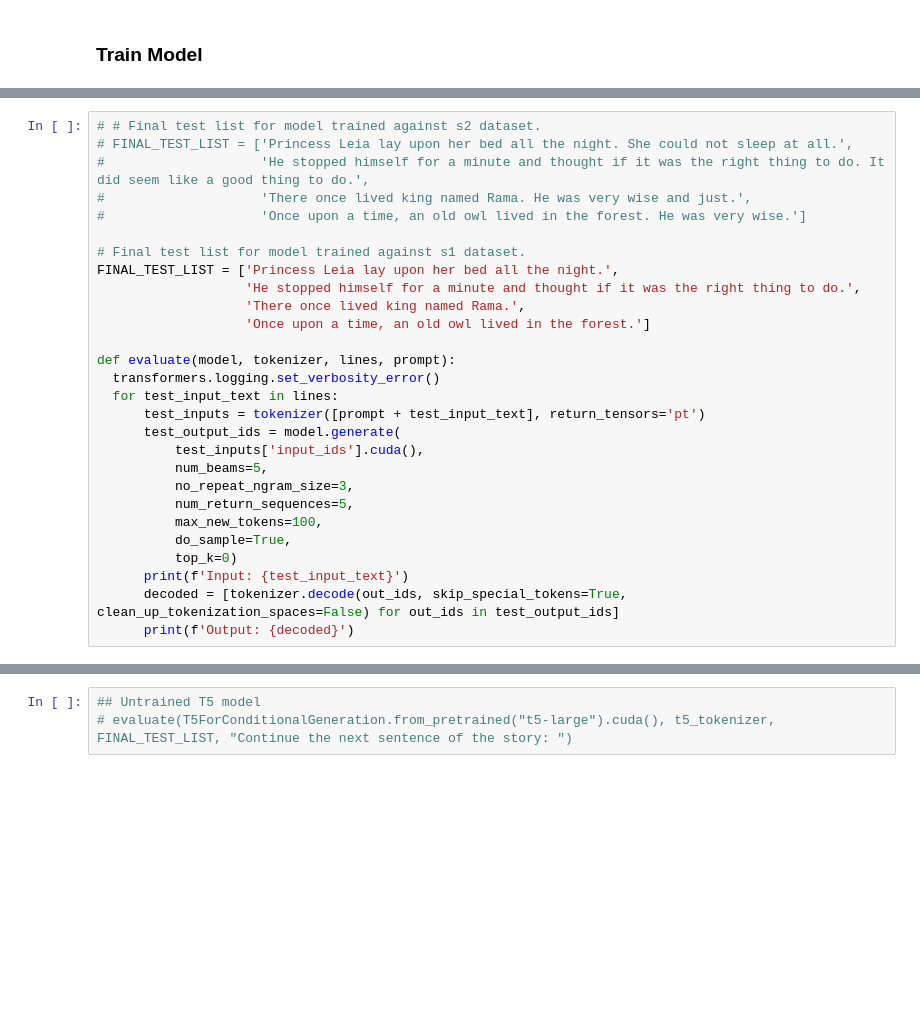
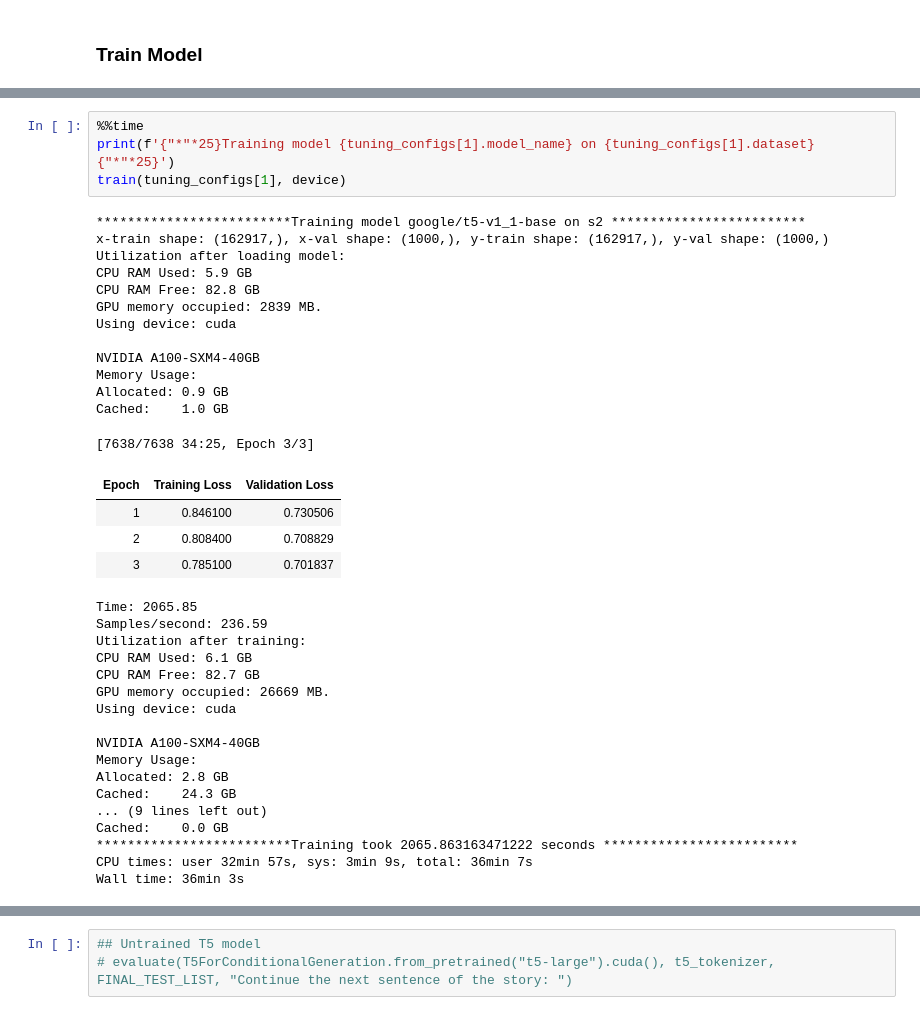
Before and after one commit to ram-senth/datasci-w266-2023-spring-team-story-bot, a Jupyter notebook: T5_Finetuning.ipynb, the cells around one changed output, grey strips where cells are left out. Cells and saved outputs as stored; diff of their text form; blank space fills up the shorter version.

```diff
--- a/T5_Finetuning.ipynb
+++ b/T5_Finetuning.ipynb
@@ -279,28 +350,39 @@ for config in tuning_configs:
-# %%
-# # Final test list for model trained against s2 dataset.
-# FINAL_TEST_LIST = ['Princess Leia lay upon her bed all the night. She could not sleep at all.',
-#                    'He stopped himself for a minute and thought if it was the right thing to do. It did seem like a good thing to do.',
-#                    'There once lived king named Rama. He was very wise and just.',
-#                    'Once upon a time, an old owl lived in the forest. He was very wise.']
-
-# Final test list for model trained against s1 dataset.
-FINAL_TEST_LIST = ['Princess Leia lay upon her bed all the night.',
-                   'He stopped himself for a minute and thought if it was the right thing to do.',
-                   'There once lived king named Rama.',
-                   'Once upon a time, an old owl lived in the forest.']
-
-def evaluate(model, tokenizer, lines, prompt):
-  transformers.logging.set_verbosity_error()
-  for test_input_text in lines:
-      test_inputs = tokenizer([prompt + test_input_text], return_tensors='pt')
-      test_output_ids = model.generate(
-          test_inputs['input_ids'].cuda(),
-          num_beams=5,
-          no_repeat_ngram_size=3,
-          num_return_sequences=5,
-          max_new_tokens=100,
-          do_sample=True,
-          top_k=0)
-      print(f'Input: {test_input_text}')
-      decoded = [tokenizer.decode(out_ids, skip_special_tokens=True, clean_up_tokenization_spaces=False) for out_ids in test_output_ids]
-      print(f'Output: {decoded}')
+# %%
+%%time
+print(f'{"*"*25}Training model {tuning_configs[1].model_name} on {tuning_configs[1].dataset} {"*"*25}')
+train(tuning_configs[1], device)
+# %% [output]
+*************************Training model google/t5-v1_1-base on s2 *************************
+x-train shape: (162917,), x-val shape: (1000,), y-train shape: (162917,), y-val shape: (1000,)
+Utilization after loading model:
+CPU RAM Used: 5.9 GB
+CPU RAM Free: 82.8 GB
+GPU memory occupied: 2839 MB.
+Using device: cuda
+
+NVIDIA A100-SXM4-40GB
+Memory Usage:
+Allocated: 0.9 GB
+Cached:    1.0 GB
+[7638/7638 34:25, Epoch 3/3]
+| Epoch | Training Loss | Validation Loss |
+| 1 | 0.846100 | 0.730506 |
+| 2 | 0.808400 | 0.708829 |
+| 3 | 0.785100 | 0.701837 |
+Time: 2065.85
+Samples/second: 236.59
+Utilization after training:
+CPU RAM Used: 6.1 GB
+CPU RAM Free: 82.7 GB
+GPU memory occupied: 26669 MB.
+Using device: cuda
+
+NVIDIA A100-SXM4-40GB
+Memory Usage:
+Allocated: 2.8 GB
+Cached:    24.3 GB
+... (9 lines left out)
+Cached:    0.0 GB
+*************************Training took 2065.863163471222 seconds *************************
+CPU times: user 32min 57s, sys: 3min 9s, total: 36min 7s
+Wall time: 36min 3s
```
Also changed, not shown: parts of 13 cells of this notebook.
